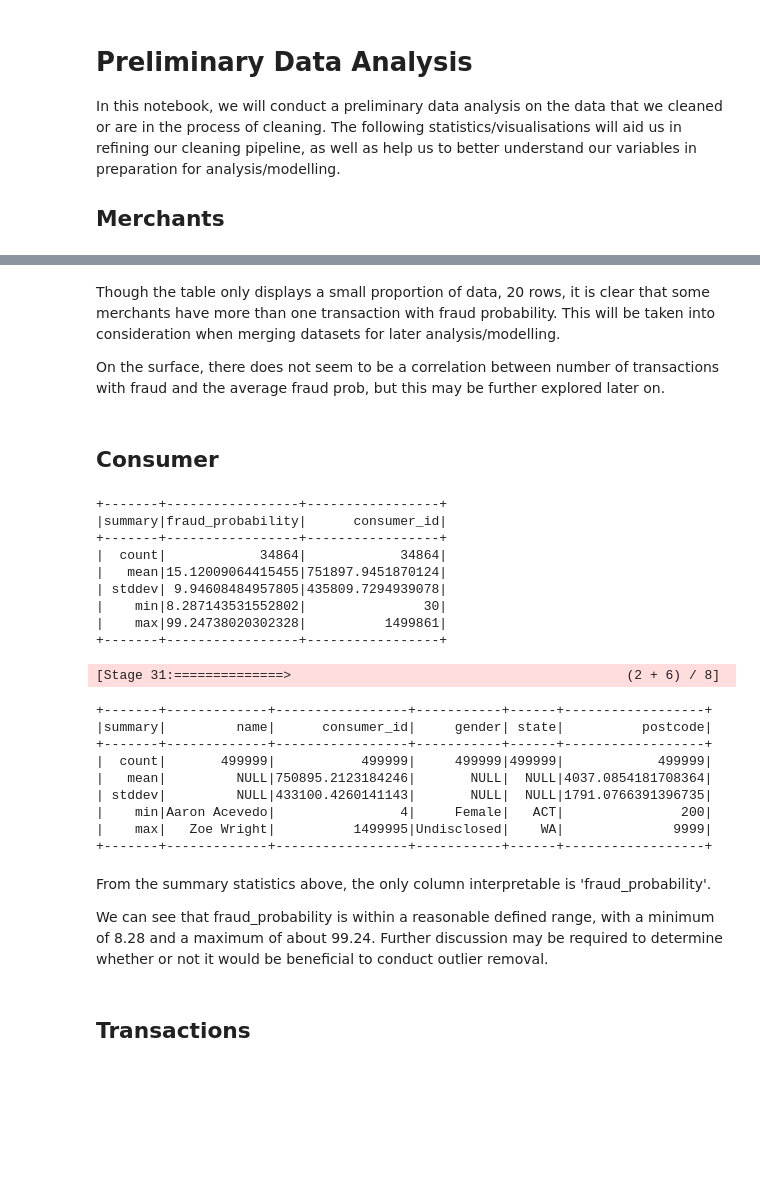
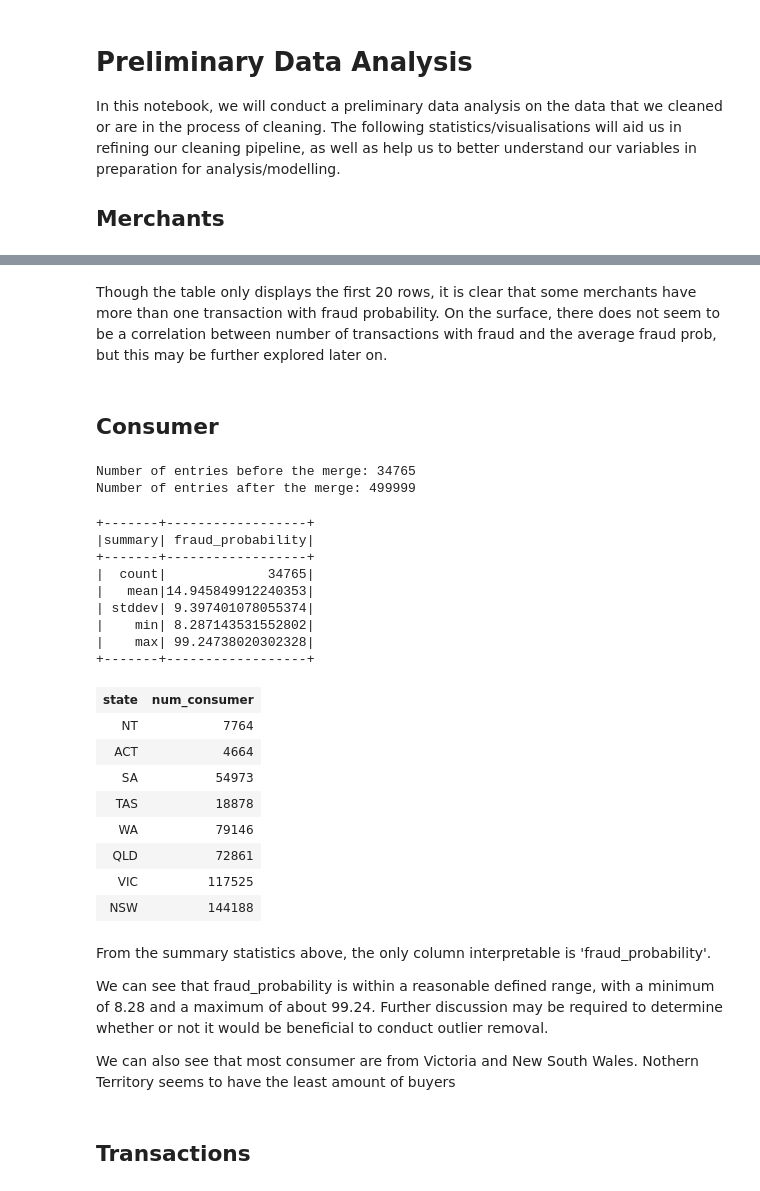
Before and after one commit to MAST30034-AppliedDataScience/project-2-group-buy-now-pay-later-industry-project-9, a Jupyter notebook: notebooks/preliminary_analysis.ipynb, the cells around one changed output, grey strips where cells are left out. Drawn from its saved outputs; the diff is of its cells as text; code cells hidden in the pictures; blank space fills up the shorter version.

```diff
--- a/notebooks/preliminary_analysis.ipynb
+++ b/notebooks/preliminary_analysis.ipynb
@@ -94,7 +99,6 @@ merchant_fp.groupBy("merchant_abn").agg(
 only showing top 20 rows
 # %% [markdown]
-Though the table only displays a small proportion of data, 20 rows, it is clear that some merchants have more than one transaction with fraud probability. This will be taken into consideration when merging datasets for later analysis/modelling.
-
+Though the table only displays the first 20 rows, it is clear that some merchants have more than one transaction with fraud probability.
 On the surface, there does not seem to be a correlation between number of transactions with fraud and the average fraud prob, but this may be further explored later on.
 # %% [markdown]
 ## Consumer
@@ -103,33 +107,44 @@ On the surface, there does not seem to be a correlation between number of transa
 consumer_fp = spark.read.parquet(f"{path}/consumer_fraud_prob.parquet")
 consumer_info = spark.read.parquet(f"{path}/consumer_info.parquet")
 
-# Summary statistics
-consumer_fp.describe().show()
-consumer_info.describe().show()
+# Merge the dataset
+print(f"Number of entries before the merge: {consumer_fp.count()}")
+consumer_fp = consumer_fp.join(consumer_info, on = ['consumer_id'], how = 'inner').select('consumer_id', 'order_datetime', 'fraud_probability')
+print(f'Number of entries after the merge: {consumer_info.count()}')
 # %% [output]
-+-------+-----------------+-----------------+
-|summary|fraud_probability|      consumer_id|
-+-------+-----------------+-----------------+
-|  count|            34864|            34864|
-|   mean|15.12009064415455|751897.9451870124|
-| stddev| 9.94608484957805|435809.7294939078|
-|    min|8.287143531552802|               30|
-|    max|99.24738020302328|          1499861|
-+-------+-----------------+-----------------+
+Number of entries before the merge: 34765
+Number of entries after the merge: 499999
-[Stage 31:==============>                                           (2 + 6) / 8]
-+-------+-------------+-----------------+-----------+------+------------------+
-|summary|         name|      consumer_id|     gender| state|          postcode|
-+-------+-------------+-----------------+-----------+------+------------------+
-|  count|       499999|           499999|     499999|499999|            499999|
-|   mean|         NULL|750895.2123184246|       NULL|  NULL|4037.0854181708364|
-| stddev|         NULL|433100.4260141143|       NULL|  NULL|1791.0766391396735|
-|    min|Aaron Acevedo|                4|     Female|   ACT|               200|
-|    max|   Zoe Wright|          1499995|Undisclosed|    WA|              9999|
-+-------+-------------+-----------------+-----------+------+------------------+
+# %%
+# Summary statistics
+consumer_fp.select("fraud_probability").describe().show()
+consumer_info.groupBy("state").agg(
+    F.count(F.col("consumer_id")).alias("num_consumer")
+)
+# %% [output]
++-------+------------------+
+|summary| fraud_probability|
++-------+------------------+
+|  count|             34765|
+|   mean|14.945849912240353|
+| stddev| 9.397401078055374|
+|    min| 8.287143531552802|
+|    max| 99.24738020302328|
++-------+------------------+
+| state | num_consumer |
+| NT | 7764 |
+| ACT | 4664 |
+| SA | 54973 |
+| TAS | 18878 |
+| WA | 79146 |
+| QLD | 72861 |
+| VIC | 117525 |
+| NSW | 144188 |
 # %% [markdown]
 From the summary statistics above, the only column interpretable is 'fraud_probability'.
 
 We can see that fraud_probability is within a reasonable defined range, with a minimum of 8.28 and a maximum of about 99.24. Further discussion may be required to determine whether or not it would be beneficial to conduct outlier removal.
+
+We can also see that most consumer are from Victoria and New South Wales. Nothern Territory seems to have the least amount of buyers
 # %% [markdown]
 ## Transactions
 # %% [markdown]
```
Also changed, not shown: parts of 16 cells of this notebook, 1 other file.
